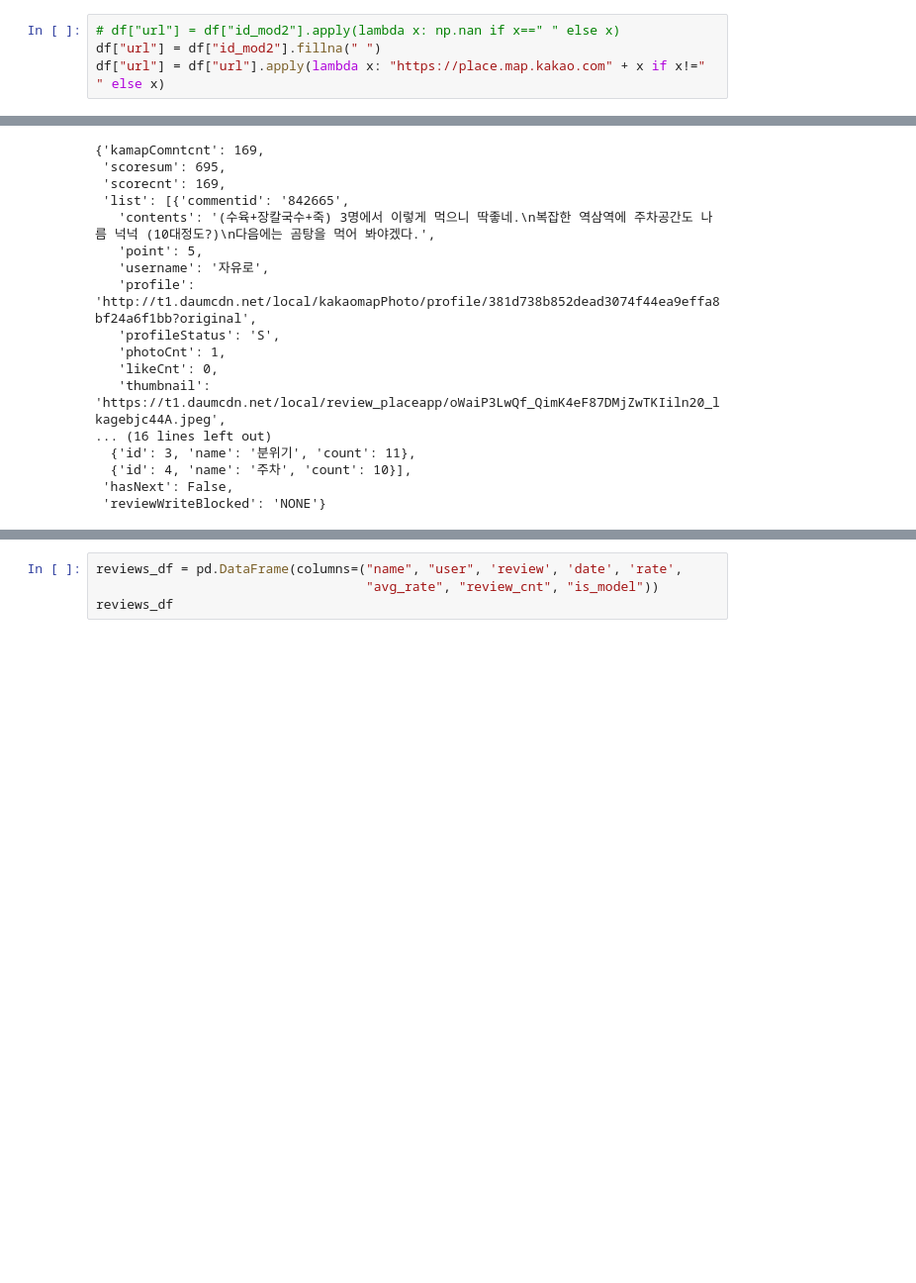
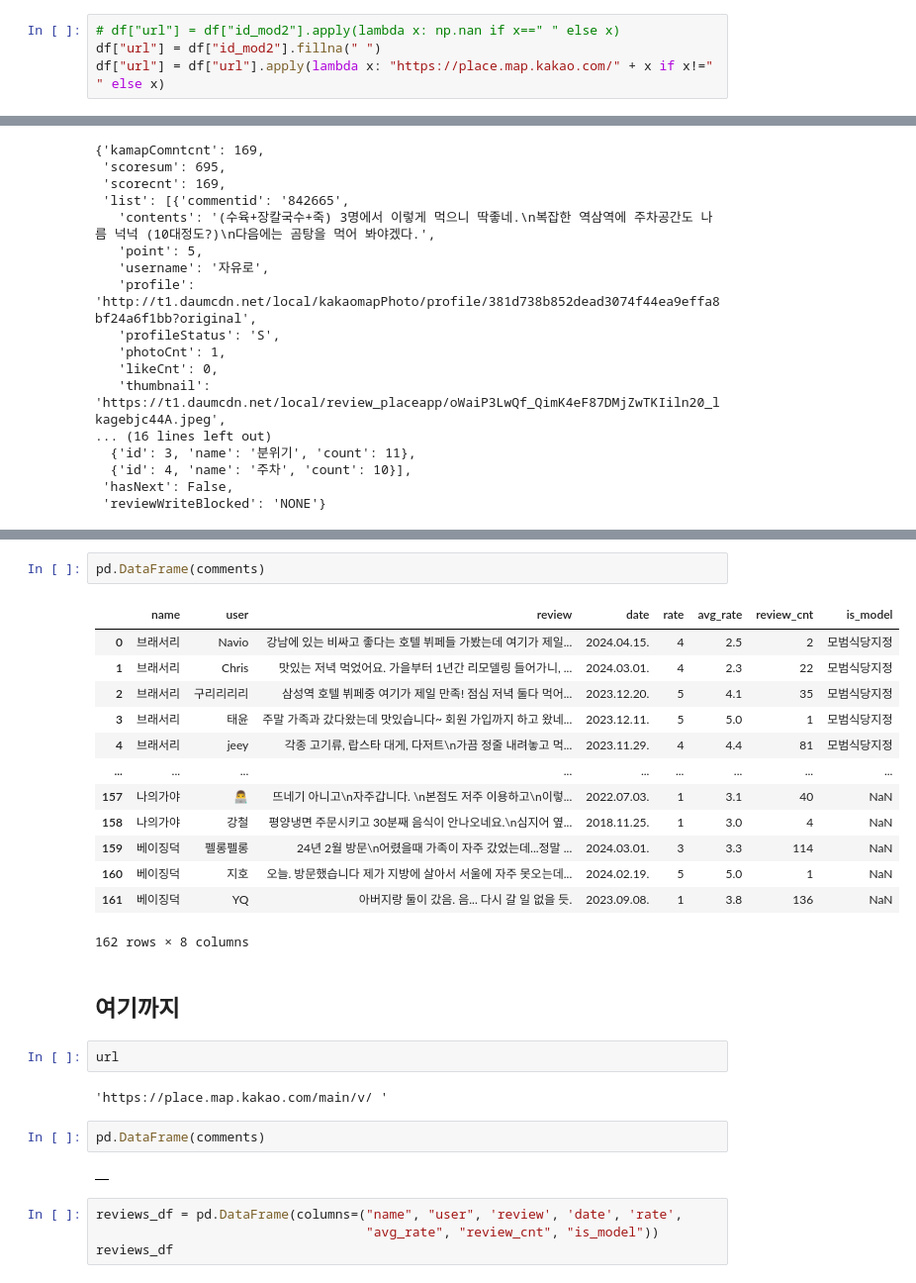
Before and after one commit to benidjor/model-restaurant-in-gangnam, a Jupyter notebook: total_reviews.ipynb, the cells around one changed output, grey strips where cells are left out. Shown: that part at 99% size. Drawn from its saved outputs; the diff is of its cells as text; blank space fills up the shorter version.

```diff
--- a/total_reviews.ipynb
+++ b/total_reviews.ipynb
@@ -47,7 +47,7 @@ df[df.keyword.isna()]
 # %%
 # df["url"] = df["id_mod2"].apply(lambda x: np.nan if x==" " else x)
 df["url"] = df["id_mod2"].fillna(" ")
-df["url"] = df["url"].apply(lambda x: "https://place.map.kakao.com" + x if x!=" " else x)
+df["url"] = df["url"].apply(lambda x: "https://place.map.kakao.com/" + x if x!=" " else x)
 # %%
 df["keyword2"] = df["keyword"].fillna(" ")
 
@@ -148,3 +228,29 @@ comment_data
+# %%
+pd.DataFrame(comments)
+# %% [output]
+|  | name | user | review | date | rate | avg_rate | review_cnt | is_model |
+| 0 | 브래서리 | Navio | 강남에 있는 비싸고 좋다는 호텔 뷔페들 가봤는데 여기가 제일... | 2024.04.15. | 4 | 2.5 | 2 | 모범식당지정 |
+| 1 | 브래서리 | Chris | 맛있는 저녁 먹었어요. 가을부터 1년간 리모델링 들어가니, ... | 2024.03.01. | 4 | 2.3 | 22 | 모범식당지정 |
+| 2 | 브래서리 | 구리리리리 | 삼성역 호텔 뷔페중 여기가 제일 만족! 점심 저녁 둘다 먹어... | 2023.12.20. | 5 | 4.1 | 35 | 모범식당지정 |
+| 3 | 브래서리 | 태윤 | 주말 가족과 갔다왔는데 맛있습니다~ 회원 가입까지 하고 왔네... | 2023.12.11. | 5 | 5.0 | 1 | 모범식당지정 |
+| 4 | 브래서리 | jeey | 각종 고기류, 랍스타 대게, 다저트\n가끔 정줄 내려놓고 먹... | 2023.11.29. | 4 | 4.4 | 81 | 모범식당지정 |
+| ... | ... | ... | ... | ... | ... | ... | ... | ... |
+| 157 | 나의가야 | 👨‍💻 | 뜨네기 아니고\n자주갑니다. \n본점도 저주 이용하고\n이렇... | 2022.07.03. | 1 | 3.1 | 40 | NaN |
+| 158 | 나의가야 | 강철 | 평양냉면 주문시키고 30분째 음식이 안나오네요.\n심지어 옆... | 2018.11.25. | 1 | 3.0 | 4 | NaN |
+| 159 | 베이징덕 | 펠롱펠롱 | 24년 2월 방문\n어렸을때 가족이 자주 갔었는데...정말 ... | 2024.03.01. | 3 | 3.3 | 114 | NaN |
+| 160 | 베이징덕 | 지호 | 오늘. 방문했습니다 제가 지방에 살아서 서울에 자주 못오는데... | 2024.02.19. | 5 | 5.0 | 1 | NaN |
+| 161 | 베이징덕 | YQ | 아버지랑 둘이 갔음. 음... 다시 갈 일 없을 듯. | 2023.09.08. | 1 | 3.8 | 136 | NaN |
+162 rows × 8 columns
+# %% [markdown]
+## 여기까지
+# %%
+url
+# %% [output]
+'https://place.map.kakao.com/main/v/ '
+# %%
+pd.DataFrame(comments)
+# %% [output]
+|  |
 # %%
 reviews_df = pd.DataFrame(columns=("name", "user", 'review', 'date', 'rate',
                                    "avg_rate", "review_cnt", "is_model"))
```
Also changed, not shown: parts of 4 cells of this notebook.
